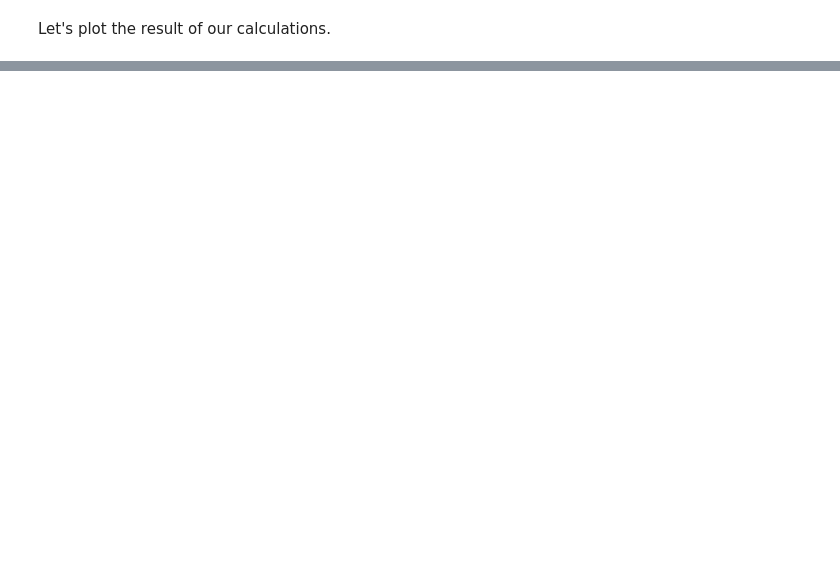
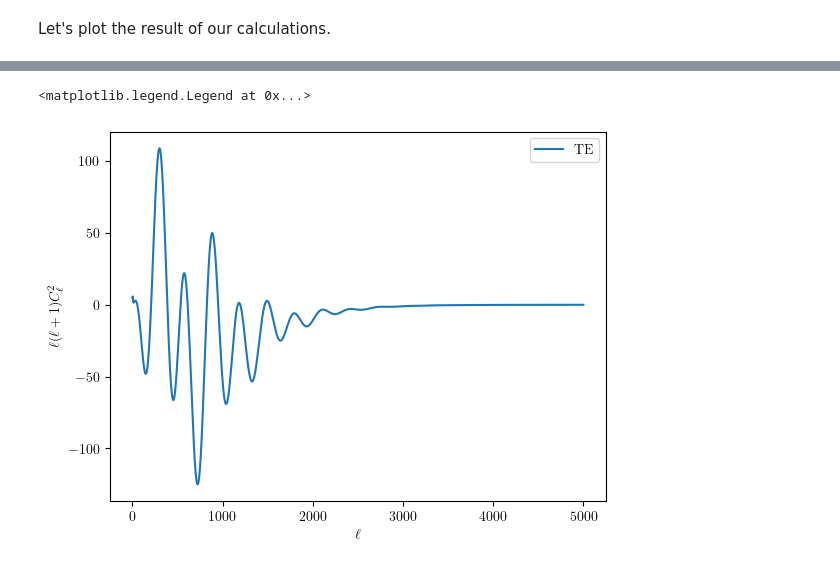
Before and after one commit to CosmologicalEmulators/pycapse, a Jupyter notebook: notebooks/example.ipynb, the cells around one changed output, grey strips where cells are left out. Cells and saved outputs as stored; diff of their text form; code cells hidden in the pictures; blank space fills up the shorter version.

```diff
--- a/notebooks/example.ipynb
+++ b/notebooks/example.ipynb
@@ -115,6 +102,9 @@ plt.legend()
 # %%
-plt.plot(lgrid_te, lgrid_te*(lgrid_te+1)*test_TE, label = "TE")
+plt.plot(l, test_TE, label = "TE")
 plt.xlabel(r'$\ell$')
 plt.ylabel(r'$\ell(\ell+1)C_\ell^2$')
 plt.legend()
+# %% [output]
+<matplotlib.legend.Legend at 0x...>
+[figure, added]
 # %%
```
Also changed, not shown: parts of 18 cells of this notebook.
